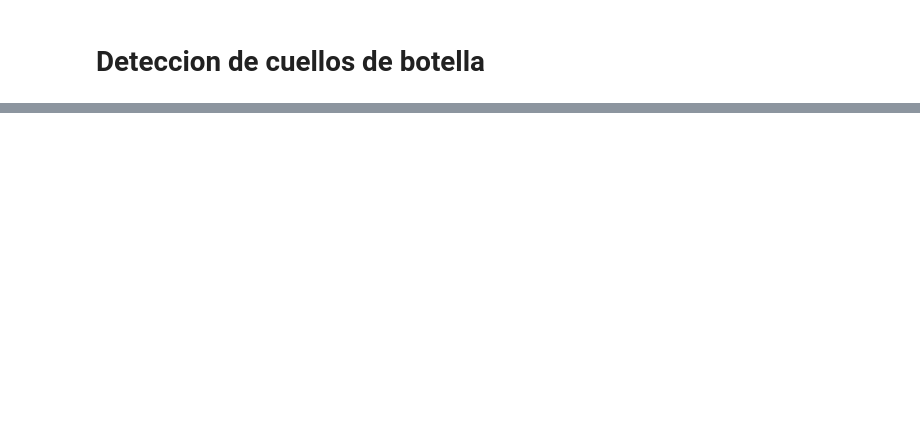
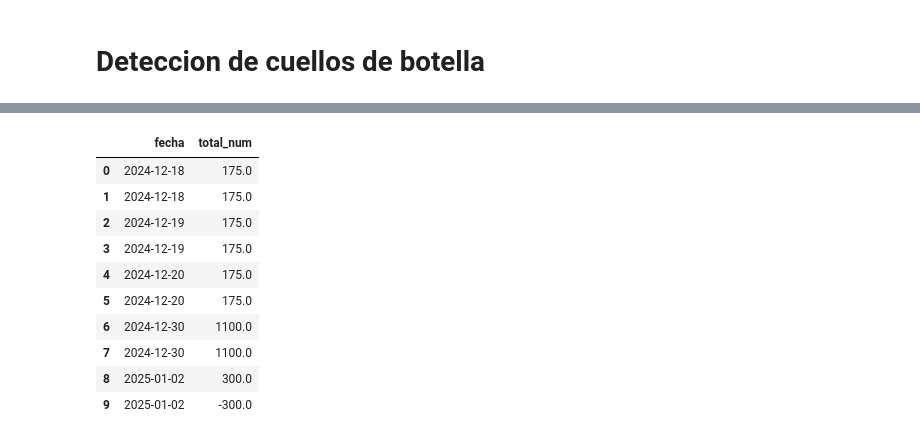
Before and after one commit to Carlitos-m/proyecto_hospital, a Jupyter notebook: notebooks/bottle_necks.ipynb, the cells around one changed output, grey strips where cells are left out. Saved outputs shown, nothing was run; the diff lists cells and outputs as text; code cells hidden in the pictures; blank space fills up the shorter version.

```diff
--- a/notebooks/bottle_necks.ipynb
+++ b/notebooks/bottle_necks.ipynb
@@ -21,0 +127,6 @@ pd.read_csv('../Data/raw/Hosder.csv')
+# %%
+print("\n=== 1.4 TRANSACCIONES: ¿Hay fricción? ===")
+if 'total' in df_Hostransacciones.columns:
+    df_Hostransacciones['total_num'] = pd.to_numeric(df_Hostransacciones['total'], errors='coerce')
+    neg = (df_Hostransacciones['total_num'] < 0).sum()
+    print(f"Transacciones negativas: {neg:,} ({neg/len(df_Hostransacciones)*100:.1f}%)")
@@ -21,0 +295,23 @@ pd.read_csv('../Data/raw/Hosder.csv')
+# %%
+df_fac = df_Hosffa.copy()
+df_fac['f_fac'] = pd.to_datetime(df_fac['f_fac'], errors='coerce')
+df_fac['total_num'] = pd.to_numeric(df_fac['total'], errors='coerce')
+
+df_trans = df_Hostransacciones.copy()
+df_trans['fecha'] = pd.to_datetime(df_trans['fecha'], errors='coerce')
+df_trans['total_num'] = pd.to_numeric(df_trans['total'], errors='coerce')
+# %%
+check=pd.concat([df_trans['fecha'],df_trans['total_num']],axis=1)
+check[0:10]
+# %% [output]
+|  | fecha | total_num |
+| 0 | 2024-12-18 | 175.0 |
+| 1 | 2024-12-18 | 175.0 |
+| 2 | 2024-12-19 | 175.0 |
+| 3 | 2024-12-19 | 175.0 |
+| 4 | 2024-12-20 | 175.0 |
+| 5 | 2024-12-20 | 175.0 |
+| 6 | 2024-12-30 | 1100.0 |
+| 7 | 2024-12-30 | 1100.0 |
+| 8 | 2025-01-02 | 300.0 |
+| 9 | 2025-01-02 | -300.0 |
```
Also changed, not shown: parts of 36 cells of this notebook.
